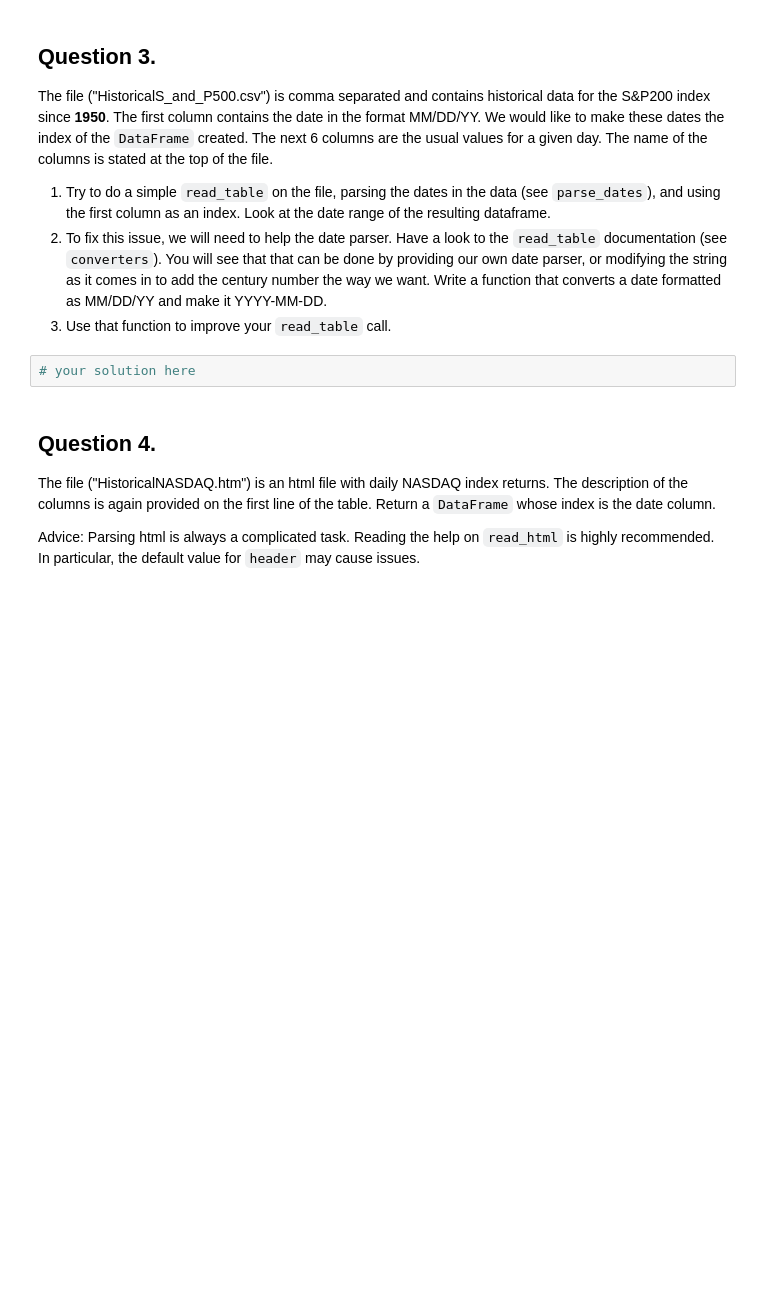
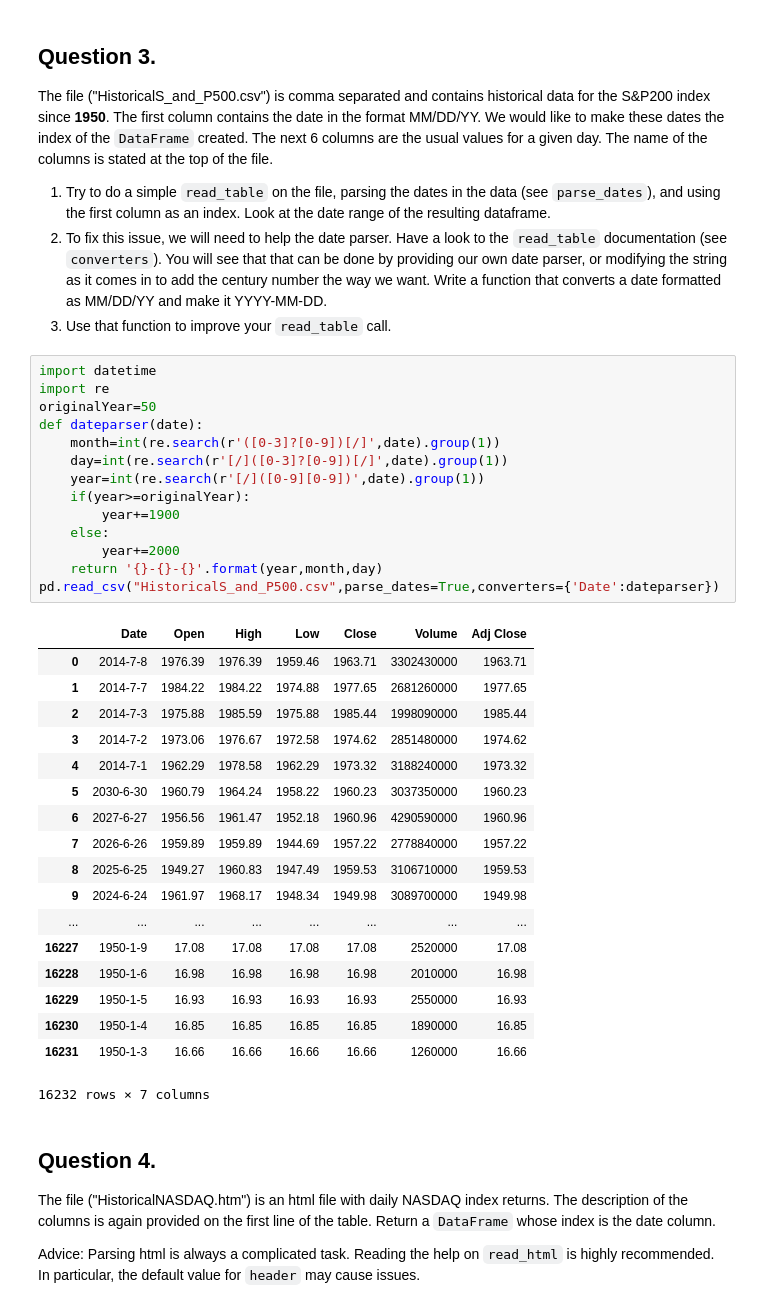
Before and after one commit to marikamurphy/pythonExercises1, a Jupyter notebook: pandas/io/io.ipynb, the cells around one changed output. Drawn from its saved outputs; the diff is of its cells as text; blank space fills up the shorter version.

```diff
--- a/pandas/io/io.ipynb
+++ b/pandas/io/io.ipynb
@@ -39,8 +97,39 @@ The file ("HistoricalS_and_P500.csv") is comma separated and contains historical
 1. Try to do a simple `read_table` on the file, parsing the dates in the data (see `parse_dates`), and using the first column as an index. Look at the date range of the resulting dataframe.
 2. To fix this issue, we will need to help the date parser. Have a look to the `read_table` documentation (see `converters`). You will see that that can be done by providing our own date parser, or modifying the string as it comes in to add the century number the way we want. Write a function that converts a date formatted as MM/DD/YY and make it YYYY-MM-DD.
 3. Use that function to improve your `read_table` call.
-# %%
-# your solution here
+# %%
+import datetime
+import re
+originalYear=50
+def dateparser(date):
+    month=int(re.search(r'([0-3]?[0-9])[/]',date).group(1))
+    day=int(re.search(r'[/]([0-3]?[0-9])[/]',date).group(1))
+    year=int(re.search(r'[/]([0-9][0-9])',date).group(1))
+    if(year>=originalYear):
+        year+=1900
+    else:
+        year+=2000
+    return '{}-{}-{}'.format(year,month,day)
+pd.read_csv("HistoricalS_and_P500.csv",parse_dates=True,converters={'Date':dateparser})
+# %% [output]
+|  | Date | Open | High | Low | Close | Volume | Adj Close |
+| 0 | 2014-7-8 | 1976.39 | 1976.39 | 1959.46 | 1963.71 | 3302430000 | 1963.71 |
+| 1 | 2014-7-7 | 1984.22 | 1984.22 | 1974.88 | 1977.65 | 2681260000 | 1977.65 |
+| 2 | 2014-7-3 | 1975.88 | 1985.59 | 1975.88 | 1985.44 | 1998090000 | 1985.44 |
+| 3 | 2014-7-2 | 1973.06 | 1976.67 | 1972.58 | 1974.62 | 2851480000 | 1974.62 |
+| 4 | 2014-7-1 | 1962.29 | 1978.58 | 1962.29 | 1973.32 | 3188240000 | 1973.32 |
+| 5 | 2030-6-30 | 1960.79 | 1964.24 | 1958.22 | 1960.23 | 3037350000 | 1960.23 |
+| 6 | 2027-6-27 | 1956.56 | 1961.47 | 1952.18 | 1960.96 | 4290590000 | 1960.96 |
+| 7 | 2026-6-26 | 1959.89 | 1959.89 | 1944.69 | 1957.22 | 2778840000 | 1957.22 |
+| 8 | 2025-6-25 | 1949.27 | 1960.83 | 1947.49 | 1959.53 | 3106710000 | 1959.53 |
+| 9 | 2024-6-24 | 1961.97 | 1968.17 | 1948.34 | 1949.98 | 3089700000 | 1949.98 |
+| ... | ... | ... | ... | ... | ... | ... | ... |
+| 16227 | 1950-1-9 | 17.08 | 17.08 | 17.08 | 17.08 | 2520000 | 17.08 |
+| 16228 | 1950-1-6 | 16.98 | 16.98 | 16.98 | 16.98 | 2010000 | 16.98 |
+| 16229 | 1950-1-5 | 16.93 | 16.93 | 16.93 | 16.93 | 2550000 | 16.93 |
+| 16230 | 1950-1-4 | 16.85 | 16.85 | 16.85 | 16.85 | 1890000 | 16.85 |
+| 16231 | 1950-1-3 | 16.66 | 16.66 | 16.66 | 16.66 | 1260000 | 16.66 |
+16232 rows × 7 columns
 # %% [markdown]
 Question 4.
 -----------
```
Also changed, not shown: parts of 6 cells of this notebook.
